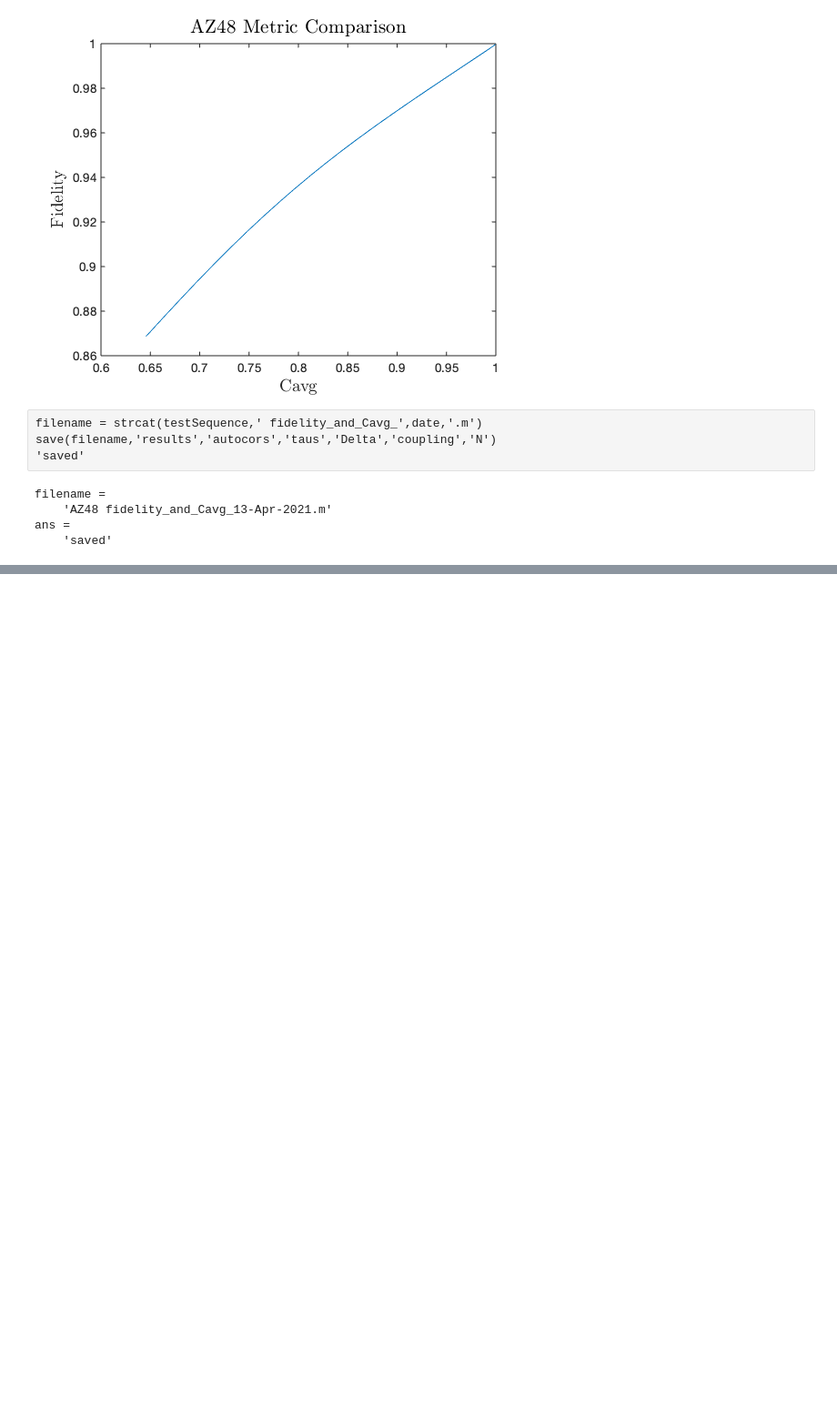
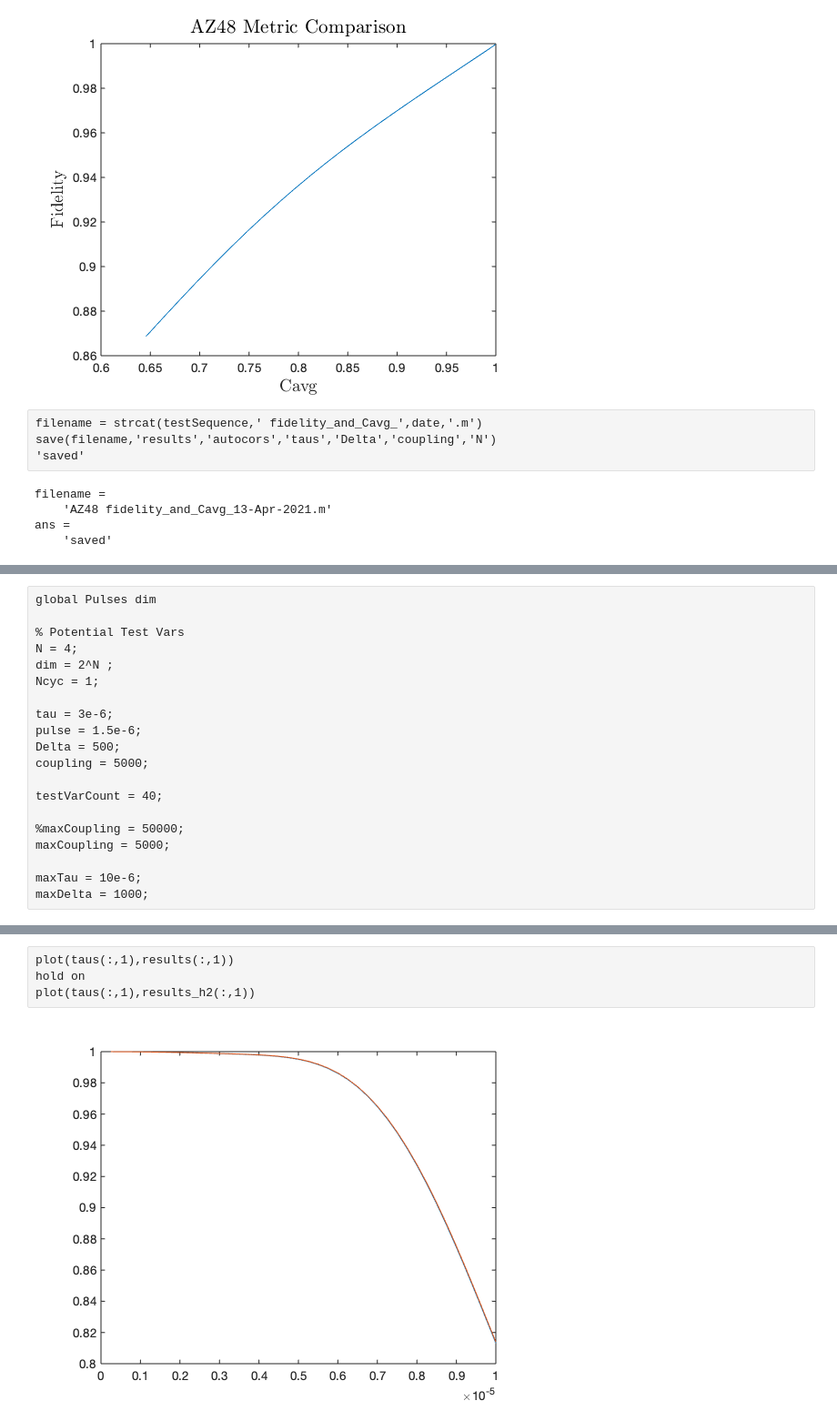
Before and after one commit to wynter-alford/spin-tools, a Jupyter notebook: One Parameter SpinSim.ipynb, the cells around one changed output, grey strips where cells are left out. Shown at 91% size. Drawn from its saved outputs; the diff is of its cells as text; blank space fills up the shorter version.

```diff
--- a/One Parameter SpinSim.ipynb
+++ b/One Parameter SpinSim.ipynb
@@ -1637,0 +1875,20 @@ ans =
+# %%
+global Pulses dim
+
+% Potential Test Vars
+N = 4;
+dim = 2^N ;
+Ncyc = 1;
+
+tau = 3e-6;
+pulse = 1.5e-6;
+Delta = 500;
+coupling = 5000;
+
+testVarCount = 40;
+
+%maxCoupling = 50000;
+maxCoupling = 5000;
+
+maxTau = 10e-6;
+maxDelta = 1000;
@@ -1637,0 +2155,6 @@ ans =
+# %%
+plot(taus(:,1),results(:,1))
+hold on
+plot(taus(:,1),results_h2(:,1))
+# %% [output]
+[figure, added]
```
Also changed, not shown: parts of 14 cells of this notebook, 1 other file.
